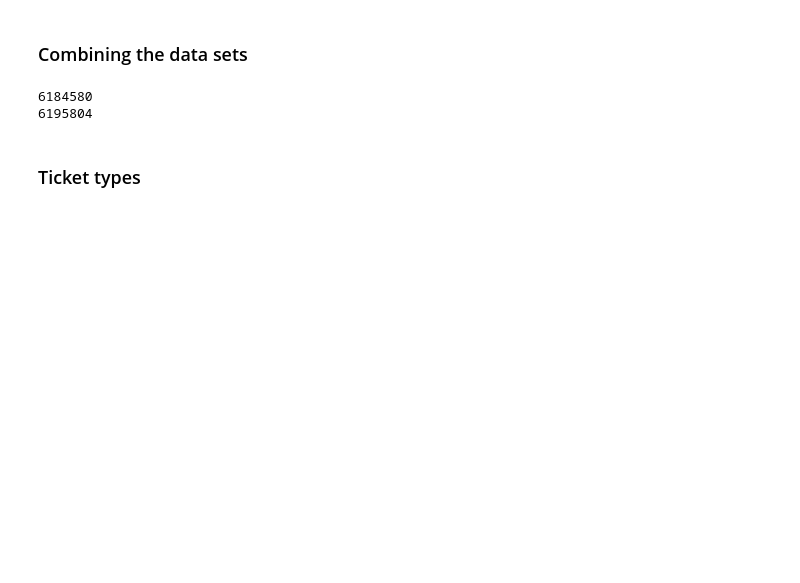
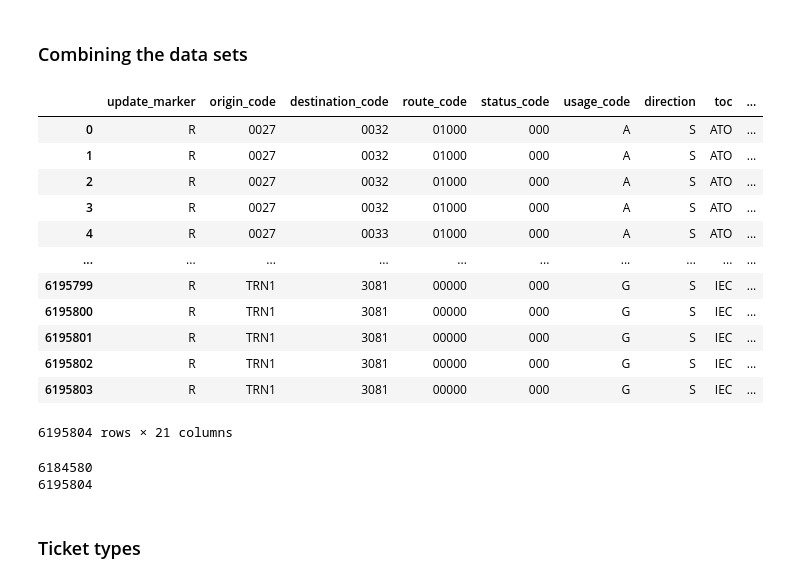
Before and after one commit to gratipine/training_data, a Jupyter notebook: notebooks/0.2_fares.ipynb, the cells around one changed output. Saved outputs shown, nothing was run; the diff lists cells and outputs as text; code cells hidden in the pictures; blank space fills up the shorter version.

```diff
--- a/notebooks/0.2_fares.ipynb
+++ b/notebooks/0.2_fares.ipynb
@@ -59,6 +59,22 @@ routes_fares_descriptions = routes_with_fares_filtered.merge(
     locations_records[["nlc_code", "description"]].drop_duplicates(),
     left_on="origin_code", right_on="nlc_code", how="left"
     )
+# %%
+routes_fares_descriptions
+# %% [output]
+|  | update_marker | origin_code | destination_code | route_code | status_code | usage_code | direction | toc | ... |
+| 0 | R | 0027 | 0032 | 01000 | 000 | A | S | ATO | ... |
+| 1 | R | 0027 | 0032 | 01000 | 000 | A | S | ATO | ... |
+| 2 | R | 0027 | 0032 | 01000 | 000 | A | S | ATO | ... |
+| 3 | R | 0027 | 0032 | 01000 | 000 | A | S | ATO | ... |
+| 4 | R | 0027 | 0033 | 01000 | 000 | A | S | ATO | ... |
+| ... | ... | ... | ... | ... | ... | ... | ... | ... | ... |
+| 6195799 | R | TRN1 | 3081 | 00000 | 000 | G | S | IEC | ... |
+| 6195800 | R | TRN1 | 3081 | 00000 | 000 | G | S | IEC | ... |
+| 6195801 | R | TRN1 | 3081 | 00000 | 000 | G | S | IEC | ... |
+| 6195802 | R | TRN1 | 3081 | 00000 | 000 | G | S | IEC | ... |
+| 6195803 | R | TRN1 | 3081 | 00000 | 000 | G | S | IEC | ... |
+6195804 rows × 21 columns
 # %%
 routes_fares_descriptions = data_prep.combine_fares_routes_locations(
     routes_with_fares_filtered=routes_with_fares_filtered,
```
Also changed, not shown: parts of 14 cells of this notebook, 2 other files.
